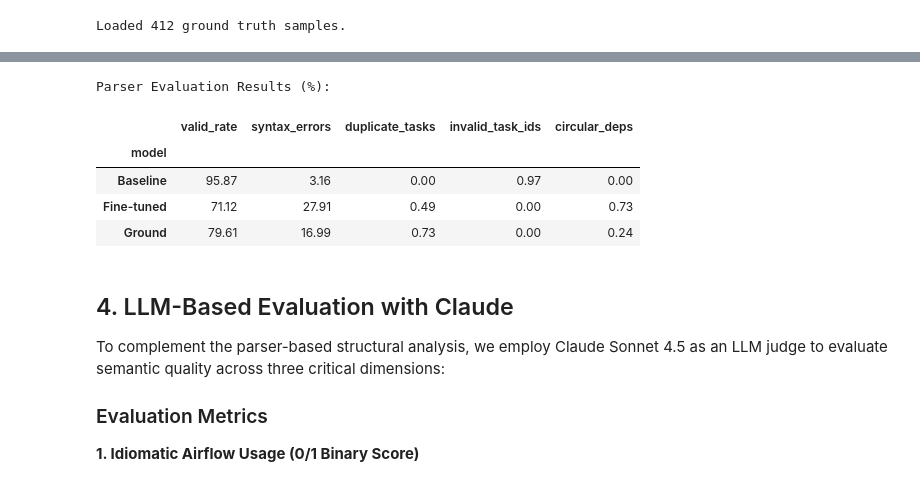
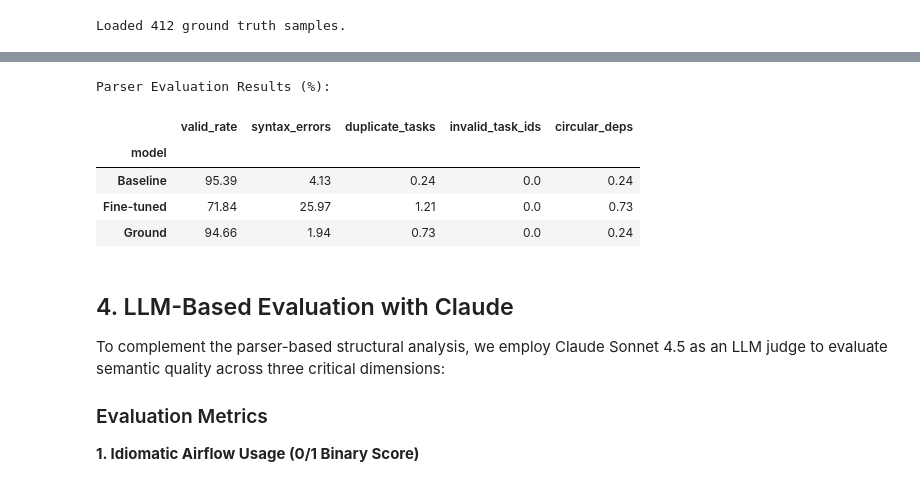
Before and after one commit to andrea-t94/airflow-net, a Jupyter notebook: research/finetuning/notebooks/03_model_evaluation.ipynb, the cells around one changed output, grey strips where cells are left out. Saved outputs shown, nothing was run; the diff lists cells and outputs as text; code cells hidden in the pictures.

````diff
--- a/research/finetuning/notebooks/03_model_evaluation.ipynb
+++ b/research/finetuning/notebooks/03_model_evaluation.ipynb
@@ -199,11 +172,20 @@ Loaded 412 ground truth samples.
 # %%
+def extract_code(text):
+    """Extract python code block from sample."""
+    if "```python" in text:
+        return text.split("```python")[1].split("```")[0].strip()
+    elif "```" in text:
+        return text.split("```")[1].strip()
+    return text.strip()
+
 def evaluate_parser_results(data, model_name):
     """Evaluate DAG code using the DAGValidator"""
     results = []
     validator = DAGValidator()
 
     for entry in data:
-        code = entry.get('code', '')
+        raw_code = entry.get('code', '')
+        code = extract_code(raw_code)
 
         # Use DAGValidator.validate_content which returns List[ValidationError]
         errors = validator.validate_content(code, source_name="<generated>")
@@ -218,36 +200,37 @@ def evaluate_parser_results(data, model_name):
             'is_valid': is_valid,
             'error_count': len(errors),
             'errors': '; '.join(error_messages) if error_messages else '',
             'has_syntax_error': any('SYNTAX_ERROR' in et or 'PARSE_ERROR' in et for et in error_types),
             'has_duplicate_task': any('DUPLICATE_TASK_ID' in et for et in error_types),
             'has_invalid_task_id': any('INVALID_TASK_ID' in et for et in error_types),
             'has_circular_dependency': any('CIRCULAR_DEPENDENCY' in et for et in error_types)
         })
     return pd.DataFrame(results)
 
 df_ground = evaluate_parser_results(ground_data, 'Ground')
 df_base = evaluate_parser_results(baseline_data, 'Baseline')
 df_fine = evaluate_parser_results(finetuned_data, 'Fine-tuned')
 df_parser = pd.concat([df_ground, df_base, df_fine], ignore_index=True)
 
 # Display summary statistics
 summary = df_parser.groupby('model').agg(
     valid_rate=('is_valid', 'mean'),
     syntax_errors=('has_syntax_error', 'mean'),
     duplicate_tasks=('has_duplicate_task', 'mean'),
     invalid_task_ids=('has_invalid_task_id', 'mean'),
     circular_deps=('has_circular_dependency', 'mean')
 ) * 100
 
 print("Parser Evaluation Results (%):")
 display(summary.round(2))
+df_parser.to_csv("parser_eval.csv", index=False)
 # %% [output]
 Parser Evaluation Results (%):
 |  | valid_rate | syntax_errors | duplicate_tasks | invalid_task_ids | circular_deps |
 | model |  |  |  |  |  |
-| Baseline | 95.87 | 3.16 | 0.00 | 0.97 | 0.00 |
-| Fine-tuned | 71.12 | 27.91 | 0.49 | 0.00 | 0.73 |
-| Ground | 79.61 | 16.99 | 0.73 | 0.00 | 0.24 |
+| Baseline | 95.39 | 4.13 | 0.24 | 0.0 | 0.24 |
+| Fine-tuned | 71.84 | 25.97 | 1.21 | 0.0 | 0.73 |
+| Ground | 94.66 | 1.94 | 0.73 | 0.0 | 0.24 |
 # %% [markdown]
 ## 4. LLM-Based Evaluation with Claude
 
````
Also changed, not shown: parts of 20 cells of this notebook, 9 other files.
